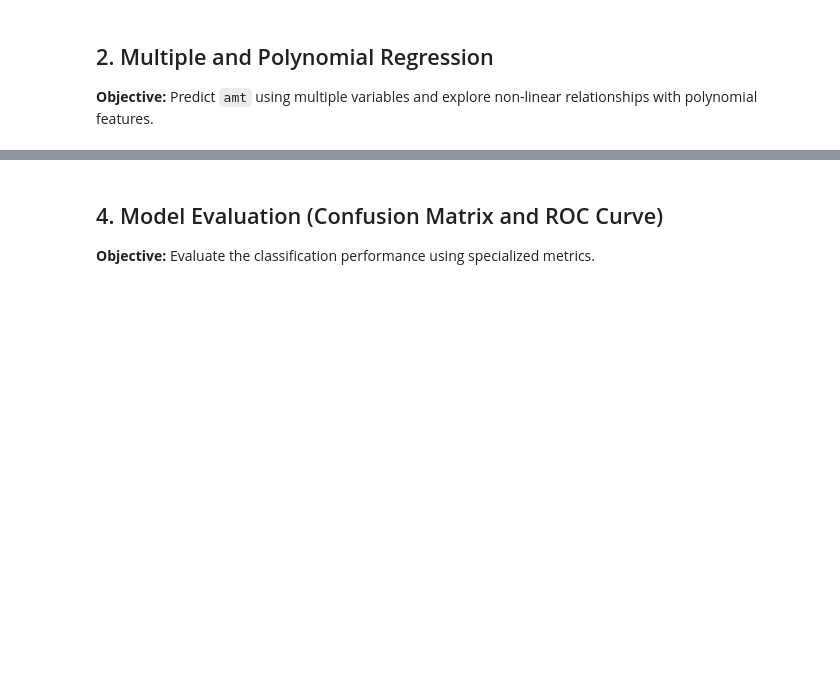
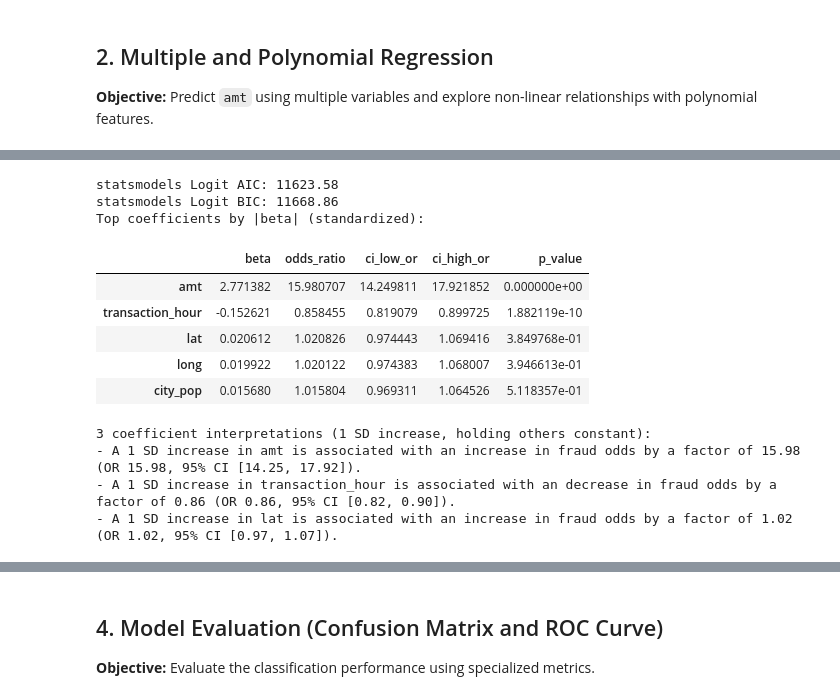
Before and after one commit to ShubhangiDimri/Digital-Transaction-Risk-Analysis, a Jupyter notebook: Unit4_Predictive_Modeling.ipynb, the cells around one changed output, grey strips where cells are left out. Saved outputs shown, nothing was run; the diff lists cells and outputs as text; code cells hidden in the pictures; blank space fills up the shorter version.

```diff
--- a/Unit4_Predictive_Modeling.ipynb
+++ b/Unit4_Predictive_Modeling.ipynb
@@ -115,0 +444,61 @@ Logistic Regression Training Complete.
+# %%
+# ---------------------------------------------------------------
+# AIC / BIC from statsmodels Logit (on standardized predictors)
+# ---------------------------------------------------------------
+
+scaler_sm = StandardScaler().fit(X_train_k)
+X_train_sm_arr = scaler_sm.transform(X_train_k)
+X_test_sm_arr = scaler_sm.transform(X_test_k)
+
+X_train_sm = sm.add_constant(X_train_sm_arr, has_constant="add")
+X_test_sm = sm.add_constant(X_test_sm_arr, has_constant="add")
+
+sm_logit = sm.Logit(y_train.values, X_train_sm)
+sm_res = sm_logit.fit(disp=False, maxiter=200)
+
+print(f"statsmodels Logit AIC: {sm_res.aic:.2f}")
+print(f"statsmodels Logit BIC: {sm_res.bic:.2f}")
+
+# Coefficients (standardized): interpret as 1 SD increase in predictor
+index_names = ["const"] + features_kept
+params = pd.Series(sm_res.params, index=index_names)
+pvals = pd.Series(sm_res.pvalues, index=index_names)
+conf = pd.DataFrame(sm_res.conf_int(), index=index_names, columns=["ci_low", "ci_high"])
+
+coef_table = pd.DataFrame(
+    {
+        "beta": params,
+        "odds_ratio": np.exp(params),
+        "ci_low_or": np.exp(conf["ci_low"]),
+        "ci_high_or": np.exp(conf["ci_high"]),
+        "p_value": pvals,
+    }
+).drop(index="const")
+
+coef_table = coef_table.sort_values("beta", key=lambda s: s.abs(), ascending=False)
+print("Top coefficients by |beta| (standardized):")
+display(coef_table)
+
+# Auto-generate 3 interpretation sentences (edit wording as needed)
+print("\n3 coefficient interpretations (1 SD increase, holding others constant):")
+for feat in coef_table.head(3).index:
+    row = coef_table.loc[feat]
+    direction = "increase" if row["beta"] > 0 else "decrease"
+    print(
+        f"- A 1 SD increase in {feat} is associated with an {direction} in fraud odds by a factor of {row['odds_ratio']:.2f} "
+        f"(OR {row['odds_ratio']:.2f}, 95% CI [{row['ci_low_or']:.2f}, {row['ci_high_or']:.2f}])."
+    )
+# %% [output]
+statsmodels Logit AIC: 11623.58
+statsmodels Logit BIC: 11668.86
+Top coefficients by |beta| (standardized):
+|  | beta | odds_ratio | ci_low_or | ci_high_or | p_value |
+| amt | 2.771382 | 15.980707 | 14.249811 | 17.921852 | 0.000000e+00 |
+| transaction_hour | -0.152621 | 0.858455 | 0.819079 | 0.899725 | 1.882119e-10 |
+| lat | 0.020612 | 1.020826 | 0.974443 | 1.069416 | 3.849768e-01 |
+| long | 0.019922 | 1.020122 | 0.974383 | 1.068007 | 3.946613e-01 |
+| city_pop | 0.015680 | 1.015804 | 0.969311 | 1.064526 | 5.118357e-01 |
+3 coefficient interpretations (1 SD increase, holding others constant):
+- A 1 SD increase in amt is associated with an increase in fraud odds by a factor of 15.98 (OR 15.98, 95% CI [14.25, 17.92]).
+- A 1 SD increase in transaction_hour is associated with an decrease in fraud odds by a factor of 0.86 (OR 0.86, 95% CI [0.82, 0.90]).
+- A 1 SD increase in lat is associated with an increase in fraud odds by a factor of 1.02 (OR 1.02, 95% CI [0.97, 1.07]).
```
Also changed, not shown: parts of 22 cells of this notebook, 10 other files.
